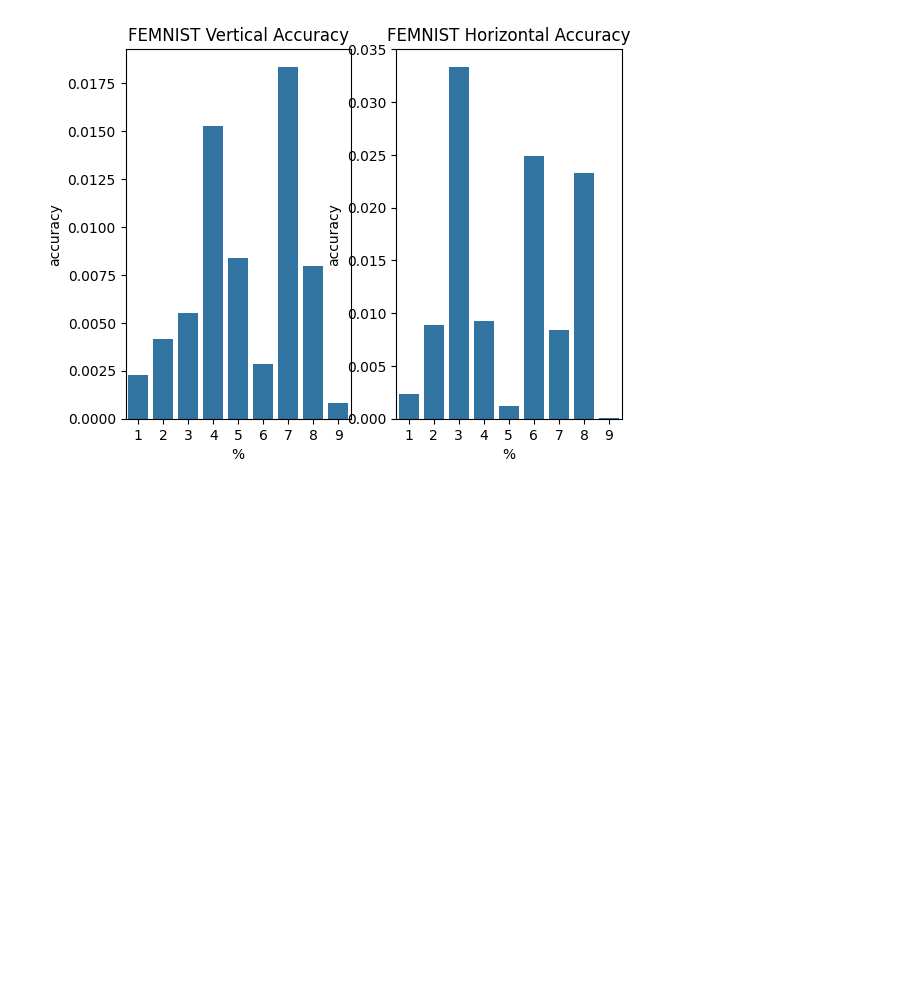
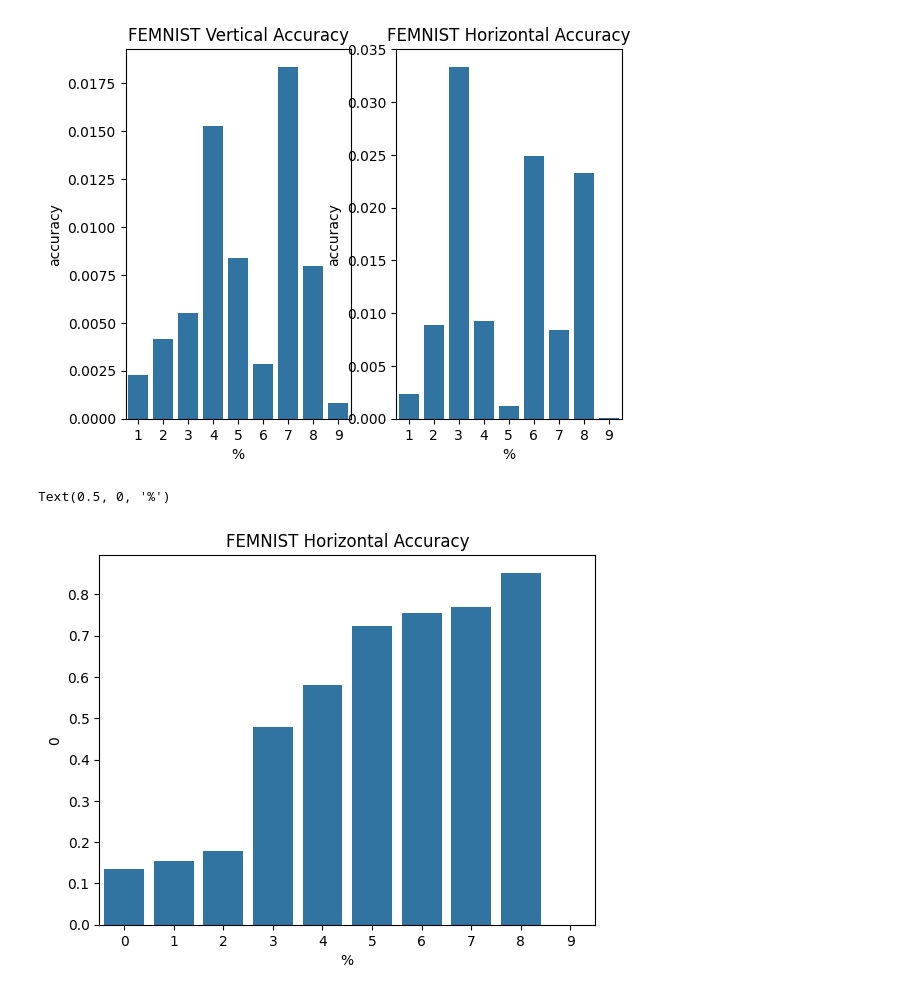
Before and after one commit to benzebra/HAR, a Jupyter notebook: fl-tensorflow-v2/visualization.ipynb, the cells around one changed output. Cells and saved outputs as stored; diff of their text form; code cells hidden in the pictures; blank space fills up the shorter version.

```diff
--- a/fl-tensorflow-v2/visualization.ipynb
+++ b/fl-tensorflow-v2/visualization.ipynb
@@ -42,3 +42,13 @@ ax[1].set_xlabel('%')
 # %% [output]
 Text(0.5, 0, '%')
 [figure]
+# %%
+DF_FEM_HOR = pd.read_csv('metrics_fem_hor.txt', sep=',', header=None).T
+DF_FEM_VERT = pd.read_csv('metrics_fem_vert.txt', sep=',', header=None).T
+# %%
+fig = sns.barplot(x=DF_FEM_HOR.index, y=DF_FEM_HOR[0])
+fig.set_title('FEMNIST Horizontal Accuracy')
+fig.set_xlabel('%')
+# %% [output]
+Text(0.5, 0, '%')
+[figure, added]
```
Also changed, not shown: parts of 4 cells of this notebook, 17 other files.
